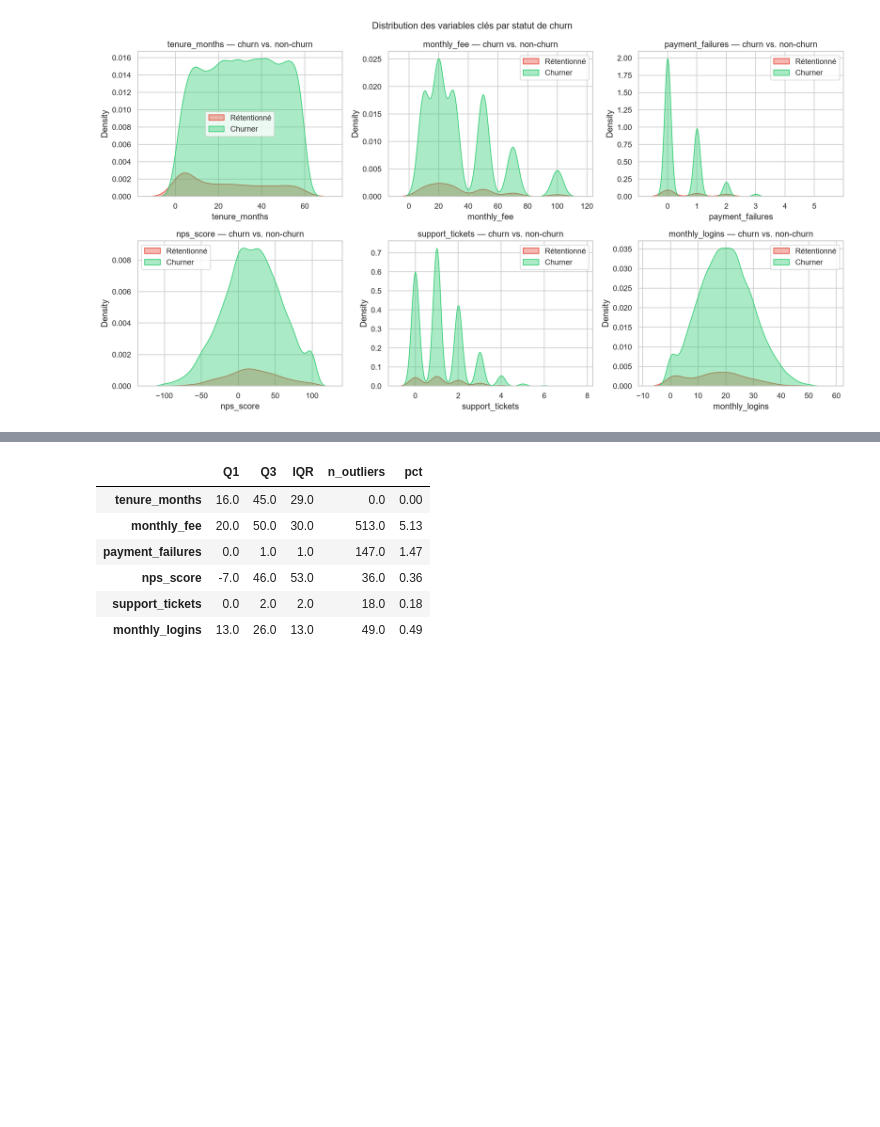
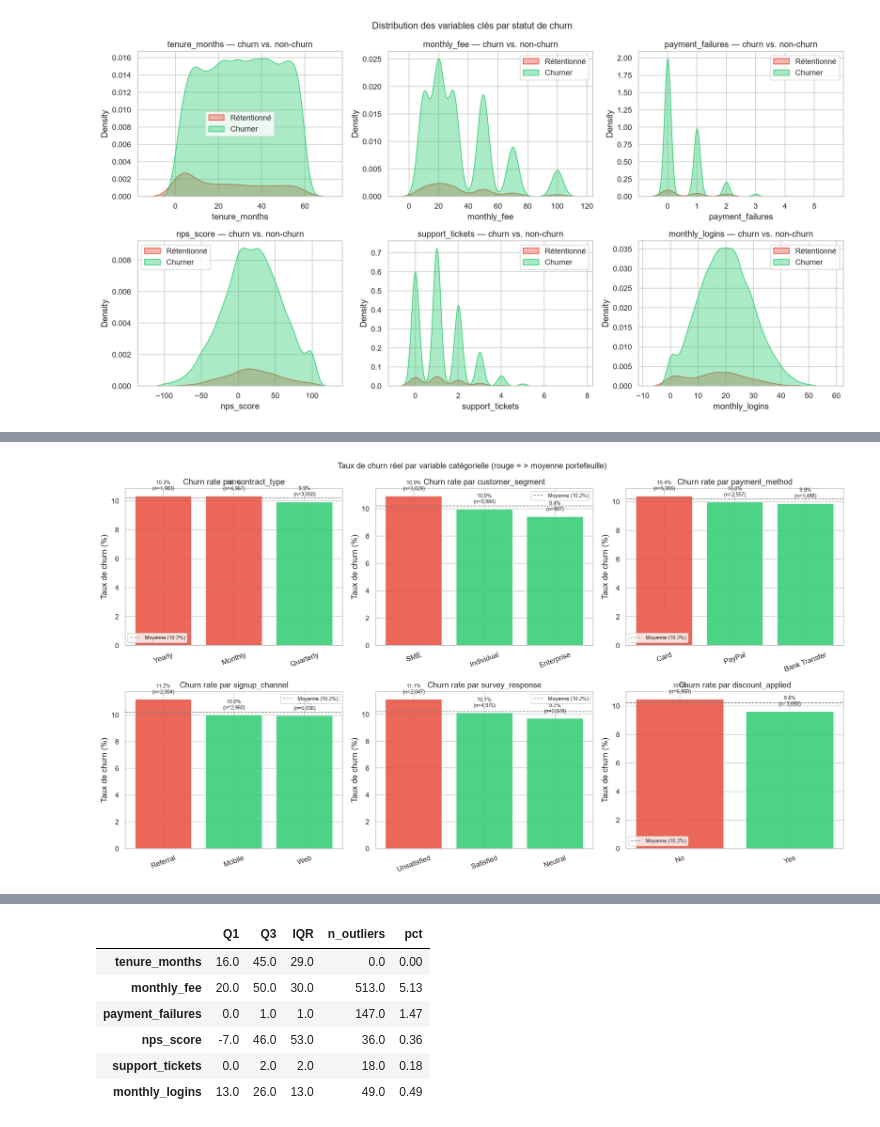
Before and after one commit to jeffgbanziali/costomer_churn, a Jupyter notebook: notebooks/01_eda.ipynb, the cells around one changed output, grey strips where cells are left out. Cells and saved outputs as stored; diff of their text form; code cells hidden in the pictures; blank space fills up the shorter version.

```diff
--- a/notebooks/01_eda.ipynb
+++ b/notebooks/01_eda.ipynb
@@ -226,0 +303,38 @@ plt.show()
+# %%
+# Taux de churn réel par variable catégorielle
+# Cramér's V mesure l'association statistique — ici on calcule le taux de churn réel par modalité
+# pour identifier quelles catégories concentrent le risque (rouge = au-dessus de la moyenne)
+cat_vars = ['contract_type', 'customer_segment', 'payment_method',
+            'signup_channel', 'survey_response', 'discount_applied']
+
+fig, axes = plt.subplots(2, 3, figsize=(16, 9))
+axes = axes.flatten()
+
+for i, var in enumerate(cat_vars):
+    churn_by_cat = (
+        df.groupby(var)['churn']
+        .agg(['mean', 'count']).reset_index()
+        .sort_values('mean', ascending=False)
+    )
+    # Rouge si le taux de churn dépasse la moyenne du portefeuille (10.2%), vert sinon
+    colors = ['#e74c3c' if r > 0.102 else '#2ecc71' for r in churn_by_cat['mean']]
+    bars = axes[i].bar(churn_by_cat[var], churn_by_cat['mean'] * 100, color=colors, alpha=0.85)
+    axes[i].axhline(10.2, color='gray', linestyle='--', linewidth=1, label='Moyenne (10.2%)')
+    axes[i].set_title(f'Churn rate par {var}')
+    axes[i].set_ylabel('Taux de churn (%)')
+    axes[i].tick_params(axis='x', rotation=20)
+    # Annoter chaque barre avec le taux et le nombre de clients
+    for bar, (_, row) in zip(bars, churn_by_cat.iterrows()):
+        axes[i].text(
+            bar.get_x() + bar.get_width() / 2, bar.get_height() + 0.3,
+            f'{row["mean"]*100:.1f}%\n(n={row["count"]:,})',
+            ha='center', va='bottom', fontsize=8,
+        )
+    axes[i].legend(fontsize=8)
+
+plt.suptitle('Taux de churn réel par variable catégorielle (rouge = > moyenne portefeuille)', fontsize=12)
+plt.tight_layout()
+plt.savefig('../reports/figures/01_churn_by_category.png', bbox_inches='tight')
+plt.show()
+# %% [output]
+[figure, added]
```
Also changed, not shown: parts of 17 cells of this notebook, 3 other files.
